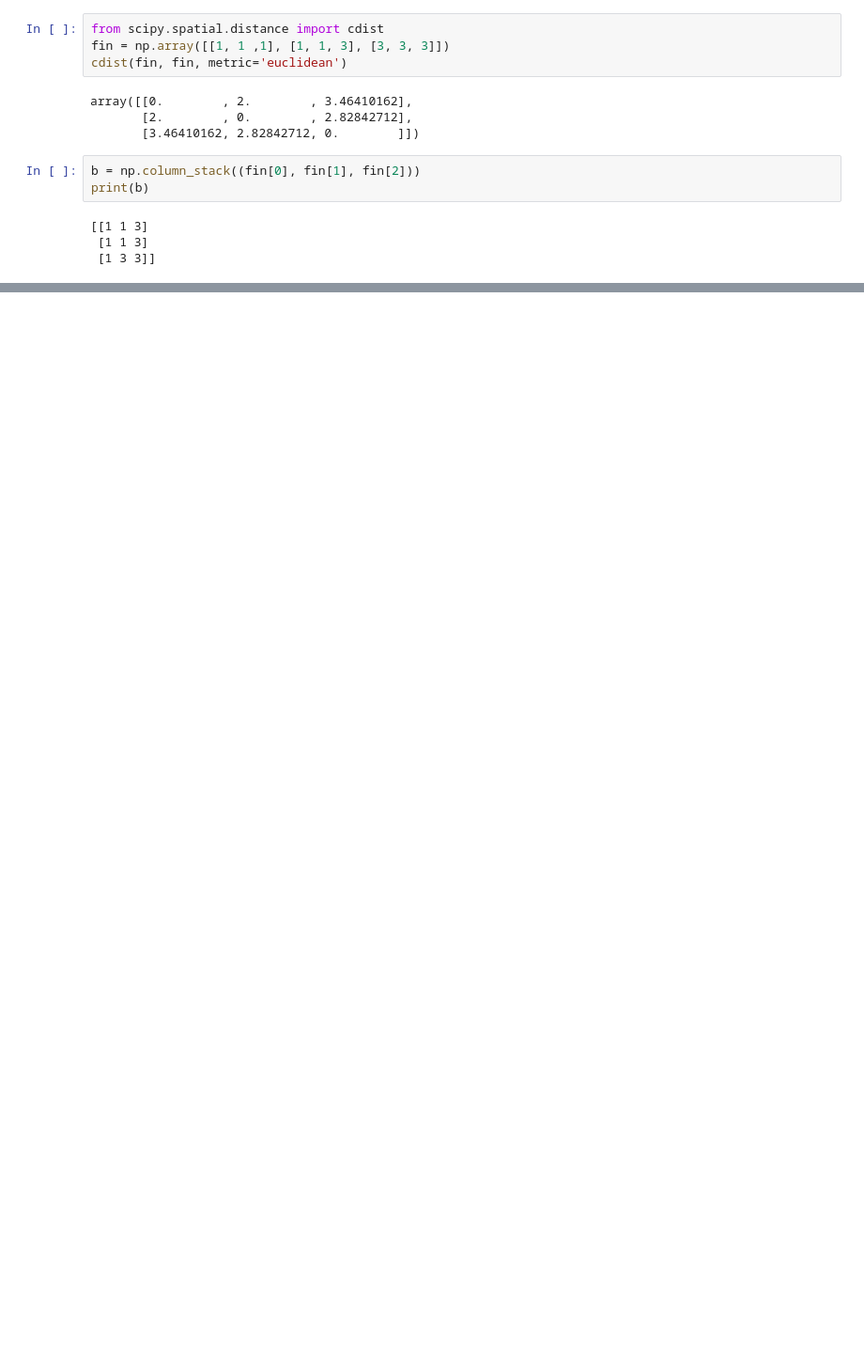
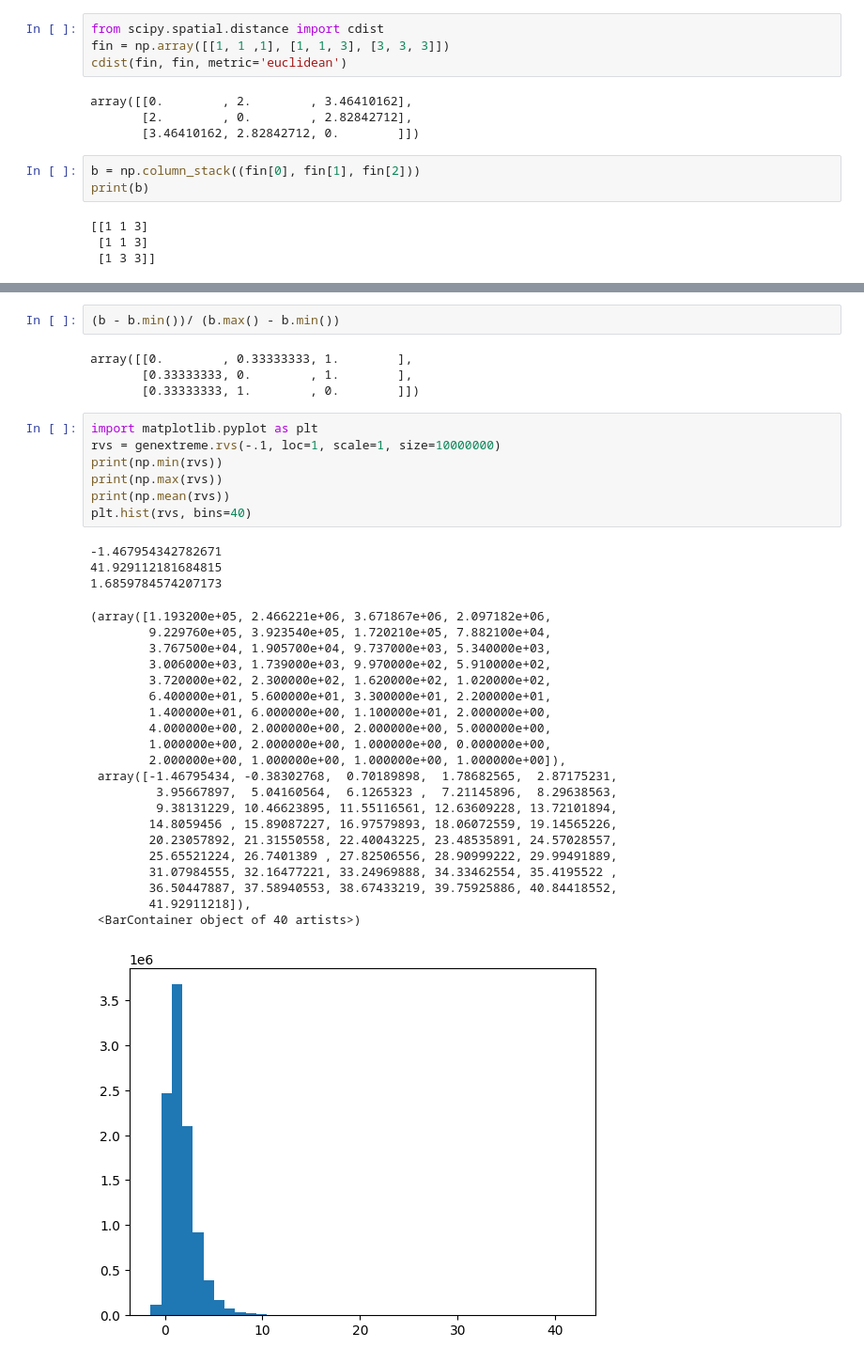
Before and after one commit to arendgeerlofs/SWB, a Jupyter notebook: timeit.ipynb, the cells around one changed output, grey strips where cells are left out. Shown at 94% size. Cells and saved outputs as stored; diff of their text form; blank space fills up the shorter version.

Commit message:
More data mining, testing and visualisation

```diff
--- a/timeit.ipynb
+++ b/timeit.ipynb
@@ -297,0 +325,38 @@ print(b)
+# %%
+(b - b.min())/ (b.max() - b.min())
+# %% [output]
+array([[0.        , 0.33333333, 1.        ],
+       [0.33333333, 0.        , 1.        ],
+       [0.33333333, 1.        , 0.        ]])
+# %%
+import matplotlib.pyplot as plt
+rvs = genextreme.rvs(-.1, loc=1, scale=1, size=10000000)
+print(np.min(rvs))
+print(np.max(rvs))
+print(np.mean(rvs))
+plt.hist(rvs, bins=40)
+# %% [output]
+-1.467954342782671
+41.929112181684815
+1.6859784574207173
+(array([1.193200e+05, 2.466221e+06, 3.671867e+06, 2.097182e+06,
+        9.229760e+05, 3.923540e+05, 1.720210e+05, 7.882100e+04,
+        3.767500e+04, 1.905700e+04, 9.737000e+03, 5.340000e+03,
+        3.006000e+03, 1.739000e+03, 9.970000e+02, 5.910000e+02,
+        3.720000e+02, 2.300000e+02, 1.620000e+02, 1.020000e+02,
+        6.400000e+01, 5.600000e+01, 3.300000e+01, 2.200000e+01,
+        1.400000e+01, 6.000000e+00, 1.100000e+01, 2.000000e+00,
+        4.000000e+00, 2.000000e+00, 2.000000e+00, 5.000000e+00,
+        1.000000e+00, 2.000000e+00, 1.000000e+00, 0.000000e+00,
+        2.000000e+00, 1.000000e+00, 1.000000e+00, 1.000000e+00]),
+ array([-1.46795434, -0.38302768,  0.70189898,  1.78682565,  2.87175231,
+         3.95667897,  5.04160564,  6.1265323 ,  7.21145896,  8.29638563,
+         9.38131229, 10.46623895, 11.55116561, 12.63609228, 13.72101894,
+        14.8059456 , 15.89087227, 16.97579893, 18.06072559, 19.14565226,
+        20.23057892, 21.31550558, 22.40043225, 23.48535891, 24.57028557,
+        25.65521224, 26.7401389 , 27.82506556, 28.90999222, 29.99491889,
+        31.07984555, 32.16477221, 33.24969888, 34.33462554, 35.4195522 ,
+        36.50447887, 37.58940553, 38.67433219, 39.75925886, 40.84418552,
+        41.92911218]),
+ <BarContainer object of 40 artists>)
+[figure, added]
```
Also changed, not shown: parts of 24 cells of this notebook, 9 other files.
